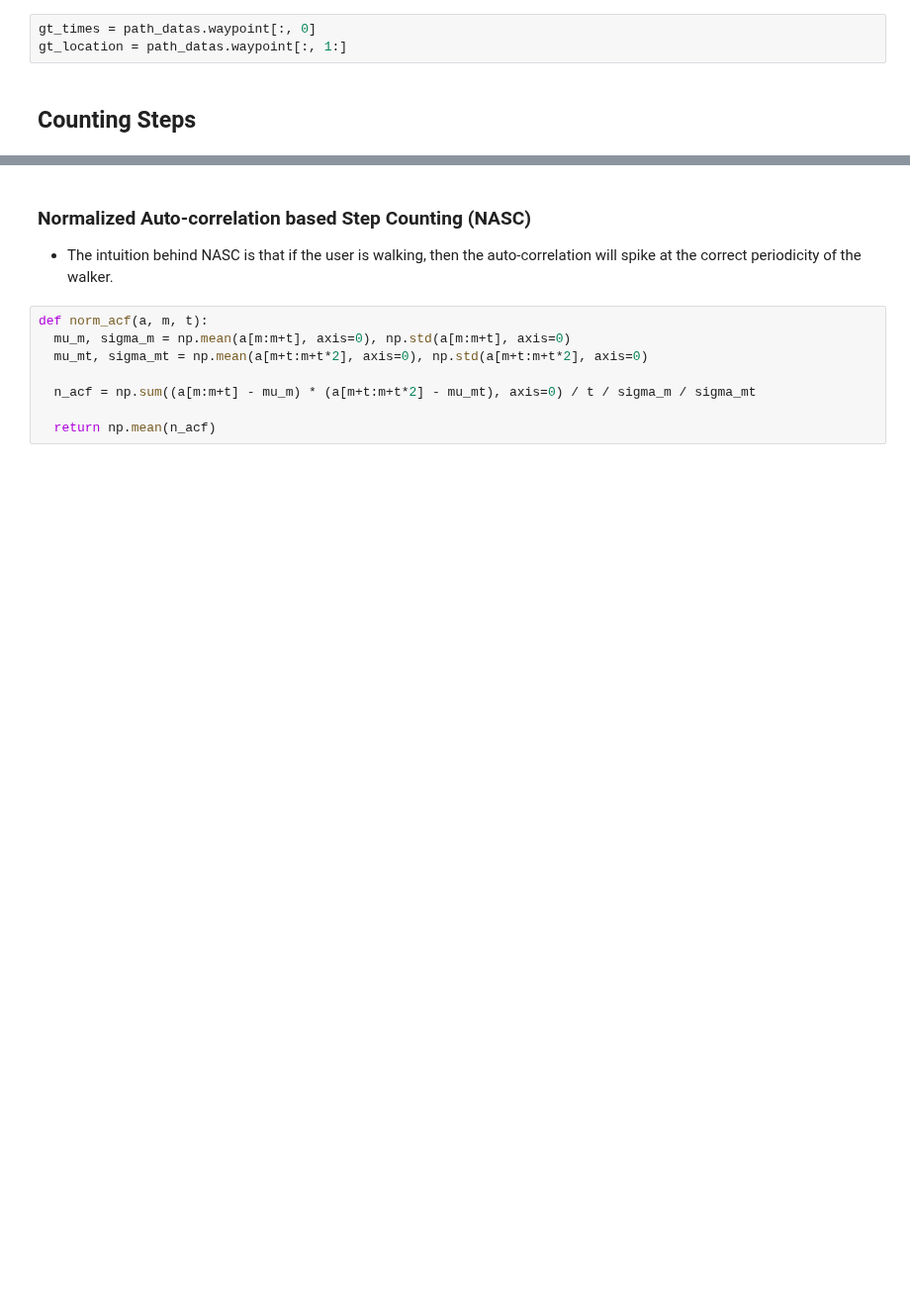
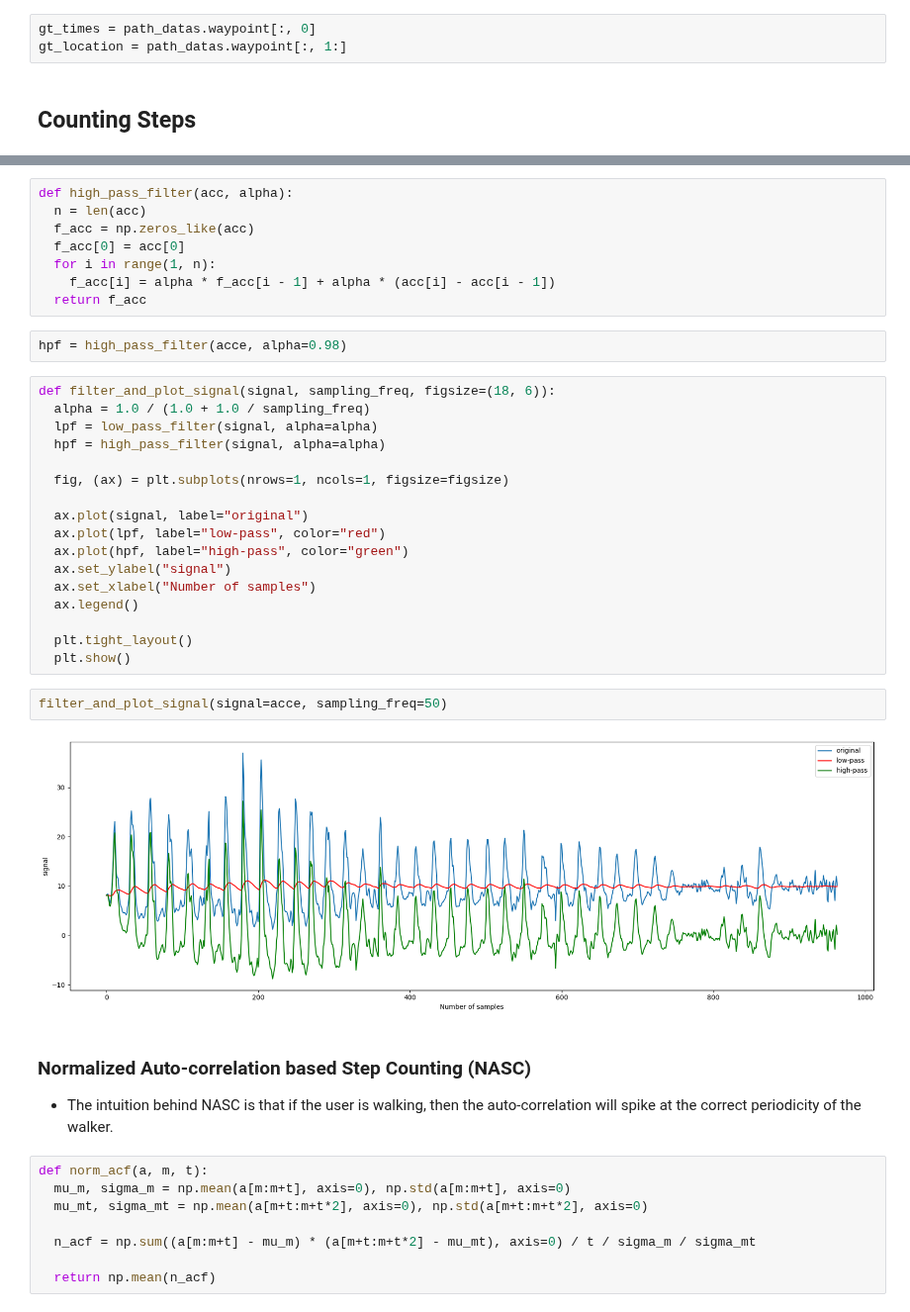
Before and after one commit to hungnd11/my-thesis, a Jupyter notebook: code/notebooks/zee.ipynb, the cells around one changed output, grey strips where cells are left out. Shown at 99% size. Saved outputs shown, nothing was run; the diff lists cells and outputs as text; blank space fills up the shorter version.

```diff
--- a/code/notebooks/zee.ipynb
+++ b/code/notebooks/zee.ipynb
@@ -101,3 +114,34 @@ ax3.grid()
+# %%
+def high_pass_filter(acc, alpha):
+  n = len(acc)
+  f_acc = np.zeros_like(acc)
+  f_acc[0] = acc[0]
+  for i in range(1, n):
+    f_acc[i] = alpha * f_acc[i - 1] + alpha * (acc[i] - acc[i - 1])
+  return f_acc
+# %%
+hpf = high_pass_filter(acce, alpha=0.98)
+# %%
+def filter_and_plot_signal(signal, sampling_freq, figsize=(18, 6)):
+  alpha = 1.0 / (1.0 + 1.0 / sampling_freq)
+  lpf = low_pass_filter(signal, alpha=alpha)
+  hpf = high_pass_filter(signal, alpha=alpha)
+
+  fig, (ax) = plt.subplots(nrows=1, ncols=1, figsize=figsize)
+
+  ax.plot(signal, label="original")
+  ax.plot(lpf, label="low-pass", color="red")
+  ax.plot(hpf, label="high-pass", color="green")
+  ax.set_ylabel("signal")
+  ax.set_xlabel("Number of samples")
+  ax.legend()
+
+  plt.tight_layout()
+  plt.show()
+# %%
+filter_and_plot_signal(signal=acce, sampling_freq=50)
+# %% [output]
+[figure, added]
 # %% [markdown]
 ### Normalized Auto-correlation based Step Counting (NASC)
 
```
Also changed, not shown: parts of 58 cells of this notebook.
